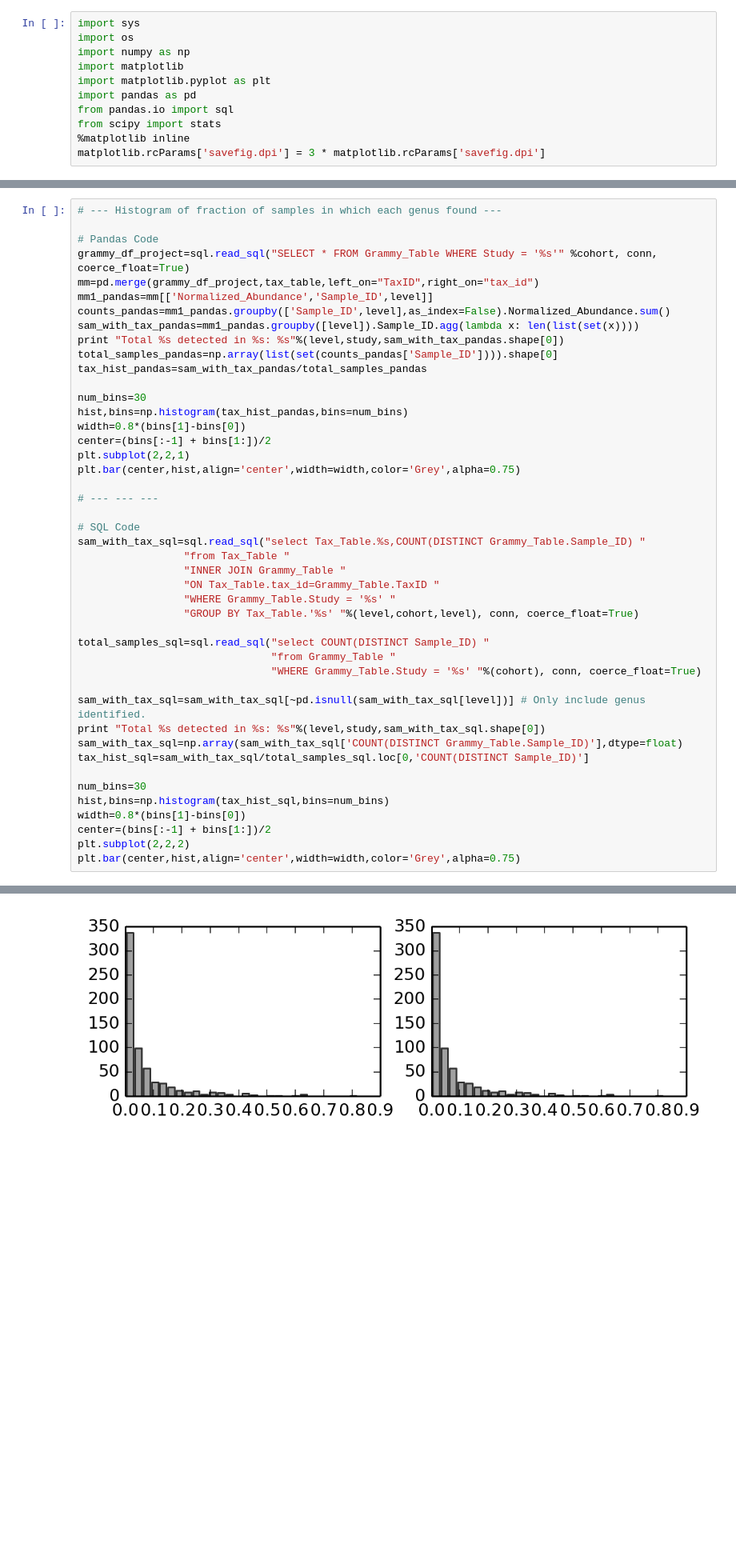
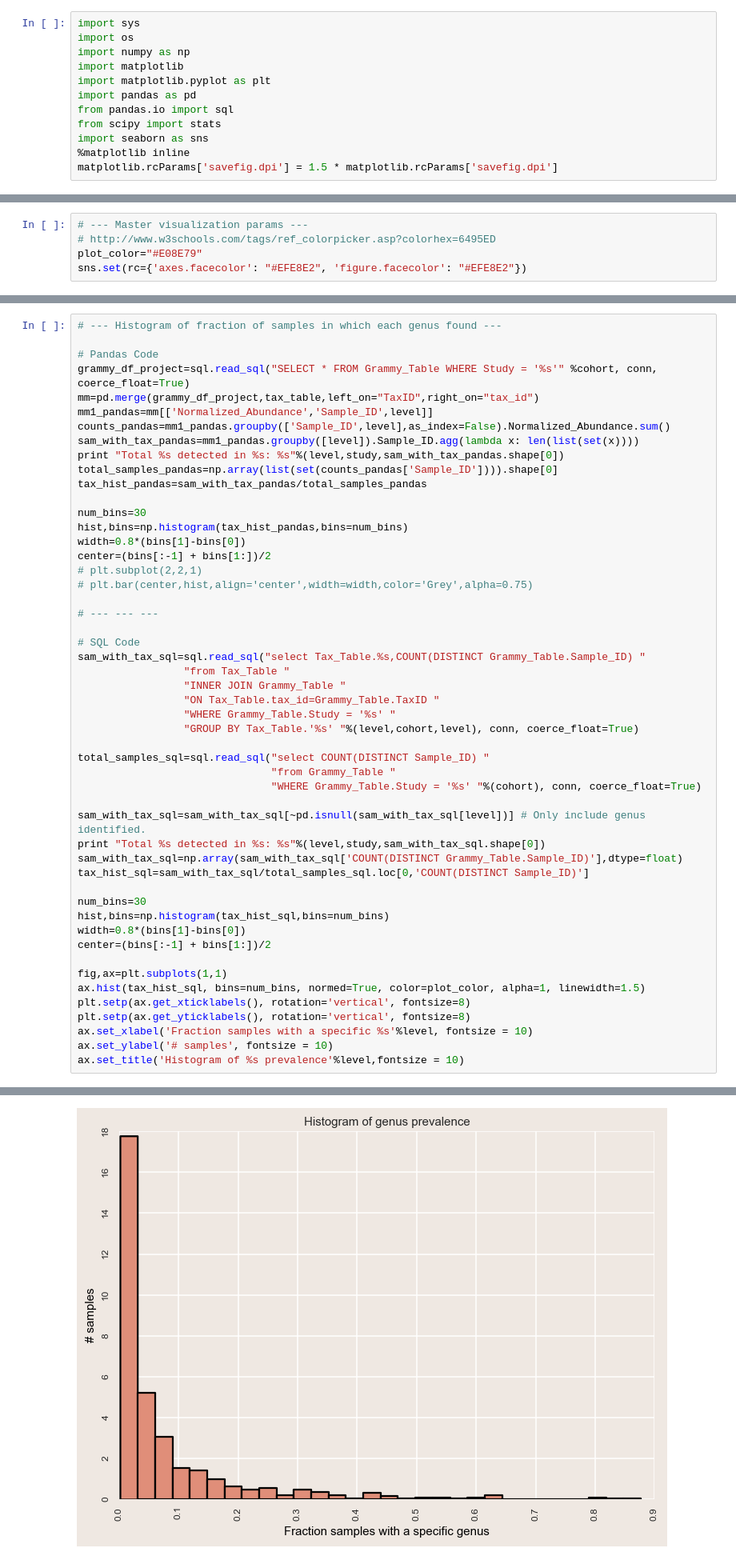
Before and after one commit to lmart999/CS229, a Jupyter notebook: ie_sql.ipynb, the cells around one changed output, grey strips where cells are left out. Shown at 80% size. Saved outputs shown, nothing was run; the diff lists cells and outputs as text; blank space fills up the shorter version.

Commit message:
Vis with Seaborn.

```diff
--- a/ie_sql.ipynb
+++ b/ie_sql.ipynb
@@ -7,8 +7,9 @@ import matplotlib.pyplot as plt
 import pandas as pd
 from pandas.io import sql
 from scipy import stats
+import seaborn as sns
 %matplotlib inline
-matplotlib.rcParams['savefig.dpi'] = 3 * matplotlib.rcParams['savefig.dpi']
+matplotlib.rcParams['savefig.dpi'] = 1.5 * matplotlib.rcParams['savefig.dpi']
 # %% [markdown]
 #### Context -
 # %% [markdown]
@@ -111,6 +98,11 @@ pipeline_stats=pd.read_csv(path,index_col=0)
 sql.write_frame(pipeline_stats,"Pipe_Stats_Table", conn, if_exists='replace')
 # %% [markdown]
 ### Views.py funtions -
+# %%
+# --- Master visualization params ---
+# http://www.w3schools.com/tags/ref_colorpicker.asp?colorhex=6495ED
+plot_color="#E08E79"
+sns.set(rc={'axes.facecolor': "#EFE8E2", 'figure.facecolor': "#EFE8E2"})
 # %%
 level='genus'
 cohort='Lung'
@@ -202,8 +194,8 @@ num_bins=30
 hist,bins=np.histogram(tax_hist_pandas,bins=num_bins)
 width=0.8*(bins[1]-bins[0])
 center=(bins[:-1] + bins[1:])/2
-plt.subplot(2,2,1)
-plt.bar(center,hist,align='center',width=width,color='Grey',alpha=0.75)
+# plt.subplot(2,2,1)
+# plt.bar(center,hist,align='center',width=width,color='Grey',alpha=0.75)
 
 # --- --- ---
 
@@ -228,8 +220,14 @@ num_bins=30
 hist,bins=np.histogram(tax_hist_sql,bins=num_bins)
 width=0.8*(bins[1]-bins[0])
 center=(bins[:-1] + bins[1:])/2
-plt.subplot(2,2,2)
-plt.bar(center,hist,align='center',width=width,color='Grey',alpha=0.75)
+
+fig,ax=plt.subplots(1,1)
+ax.hist(tax_hist_sql, bins=num_bins, normed=True, color=plot_color, alpha=1, linewidth=1.5)
+plt.setp(ax.get_xticklabels(), rotation='vertical', fontsize=8)
+plt.setp(ax.get_yticklabels(), rotation='vertical', fontsize=8)
+ax.set_xlabel('Fraction samples with a specific %s'%level, fontsize = 10)
+ax.set_ylabel('# samples', fontsize = 10)
+ax.set_title('Histogram of %s prevalence'%level,fontsize = 10)
 # %% [output]
 Total genus detected in Lung: 651
 Total genus detected in Lung: 651
@@ -237,4 +235,4 @@ Total genus detected in Lung: 651
-[figure, old version]
+[figure, new version]
 # %% [markdown]
 #### cohort_hist_2( ) -
 # %%
```
Also changed, not shown: parts of 7 cells of this notebook.
